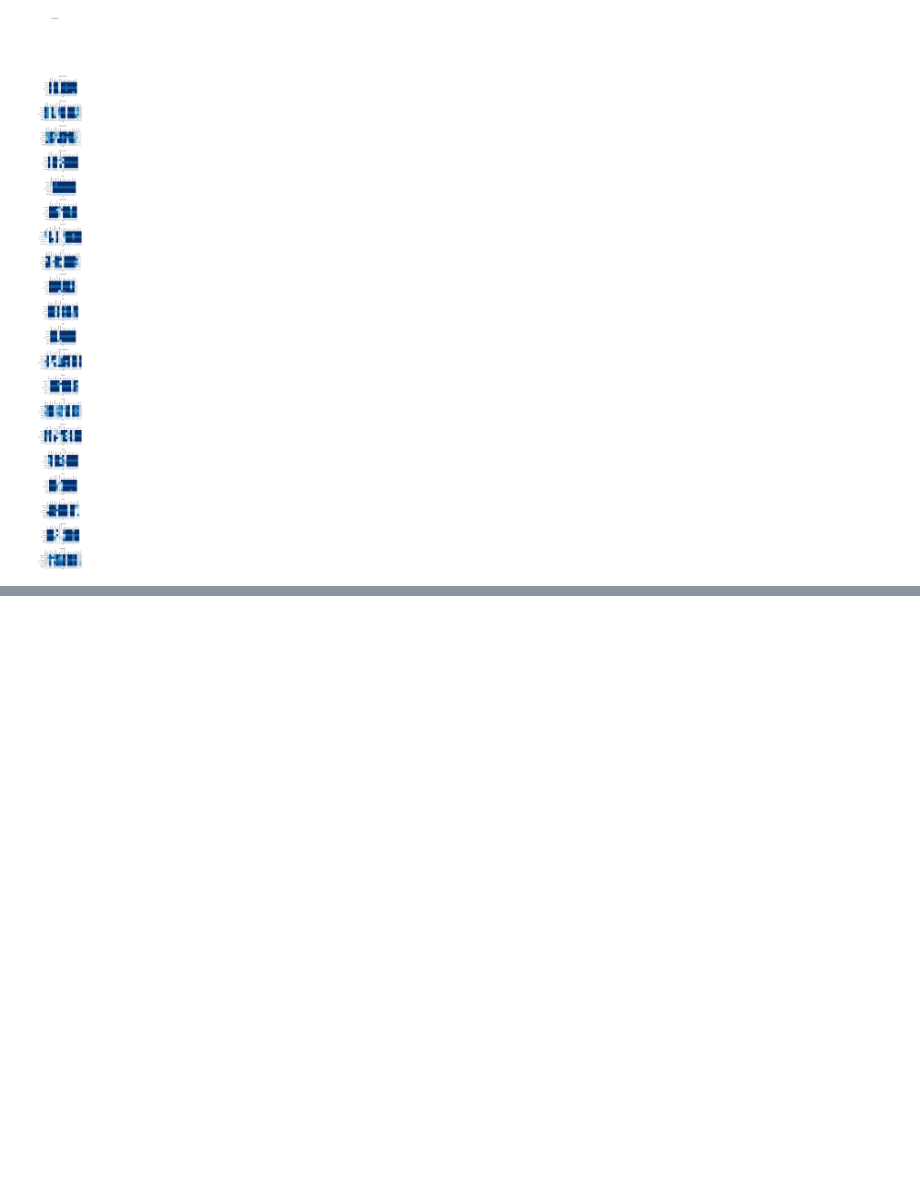
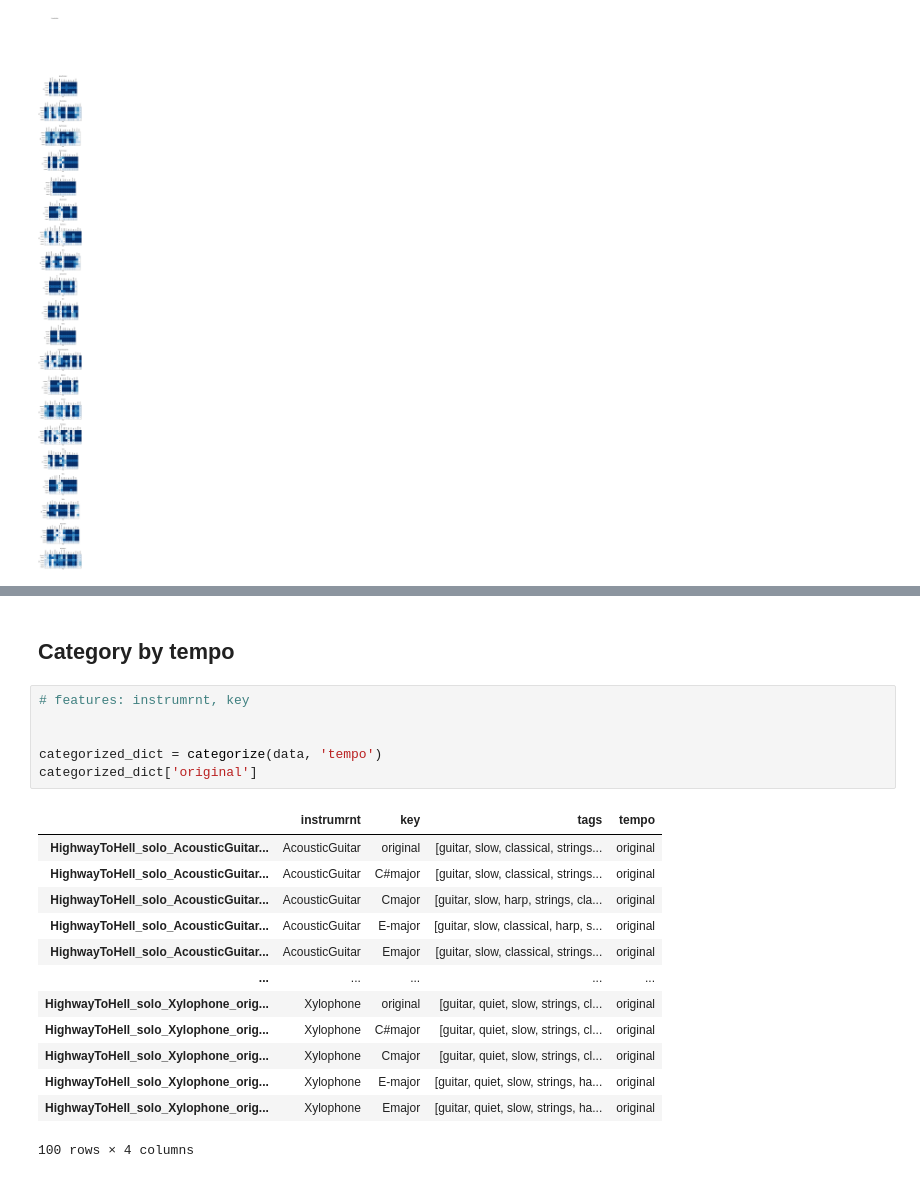
Before and after one commit to D3auuvc/xai_music, a Jupyter notebook: tag_analysis.ipynb, the cells around one changed output, grey strips where cells are left out. Drawn from its saved outputs; the diff is of its cells as text; blank space fills up the shorter version.

```diff
--- a/tag_analysis.ipynb
+++ b/tag_analysis.ipynb
@@ -229 +306,23 @@ plot_multi_result(groupby_key_dict, len(groupby_key_dict))
+# %% [markdown]
+## Category by tempo
+# %%
+# features: instrumrnt, key
+
+
+categorized_dict = categorize(data, 'tempo')
+categorized_dict['original']
+# %% [output]
+|  | instrumrnt | key | tags | tempo |
+| HighwayToHell_solo_AcousticGuitar... | AcousticGuitar | original | [guitar, slow, classical, strings... | original |
+| HighwayToHell_solo_AcousticGuitar... | AcousticGuitar | C#major | [guitar, slow, classical, strings... | original |
+| HighwayToHell_solo_AcousticGuitar... | AcousticGuitar | Cmajor | [guitar, slow, harp, strings, cla... | original |
+| HighwayToHell_solo_AcousticGuitar... | AcousticGuitar | E-major | [guitar, slow, classical, harp, s... | original |
+| HighwayToHell_solo_AcousticGuitar... | AcousticGuitar | Emajor | [guitar, slow, classical, strings... | original |
+| ... | ... | ... | ... | ... |
+| HighwayToHell_solo_Xylophone_orig... | Xylophone | original | [guitar, quiet, slow, strings, cl... | original |
+| HighwayToHell_solo_Xylophone_orig... | Xylophone | C#major | [guitar, quiet, slow, strings, cl... | original |
+| HighwayToHell_solo_Xylophone_orig... | Xylophone | Cmajor | [guitar, quiet, slow, strings, cl... | original |
+| HighwayToHell_solo_Xylophone_orig... | Xylophone | E-major | [guitar, quiet, slow, strings, ha... | original |
+| HighwayToHell_solo_Xylophone_orig... | Xylophone | Emajor | [guitar, quiet, slow, strings, ha... | original |
+100 rows × 4 columns
 # %%
```
Also changed, not shown: parts of 8 cells of this notebook.
